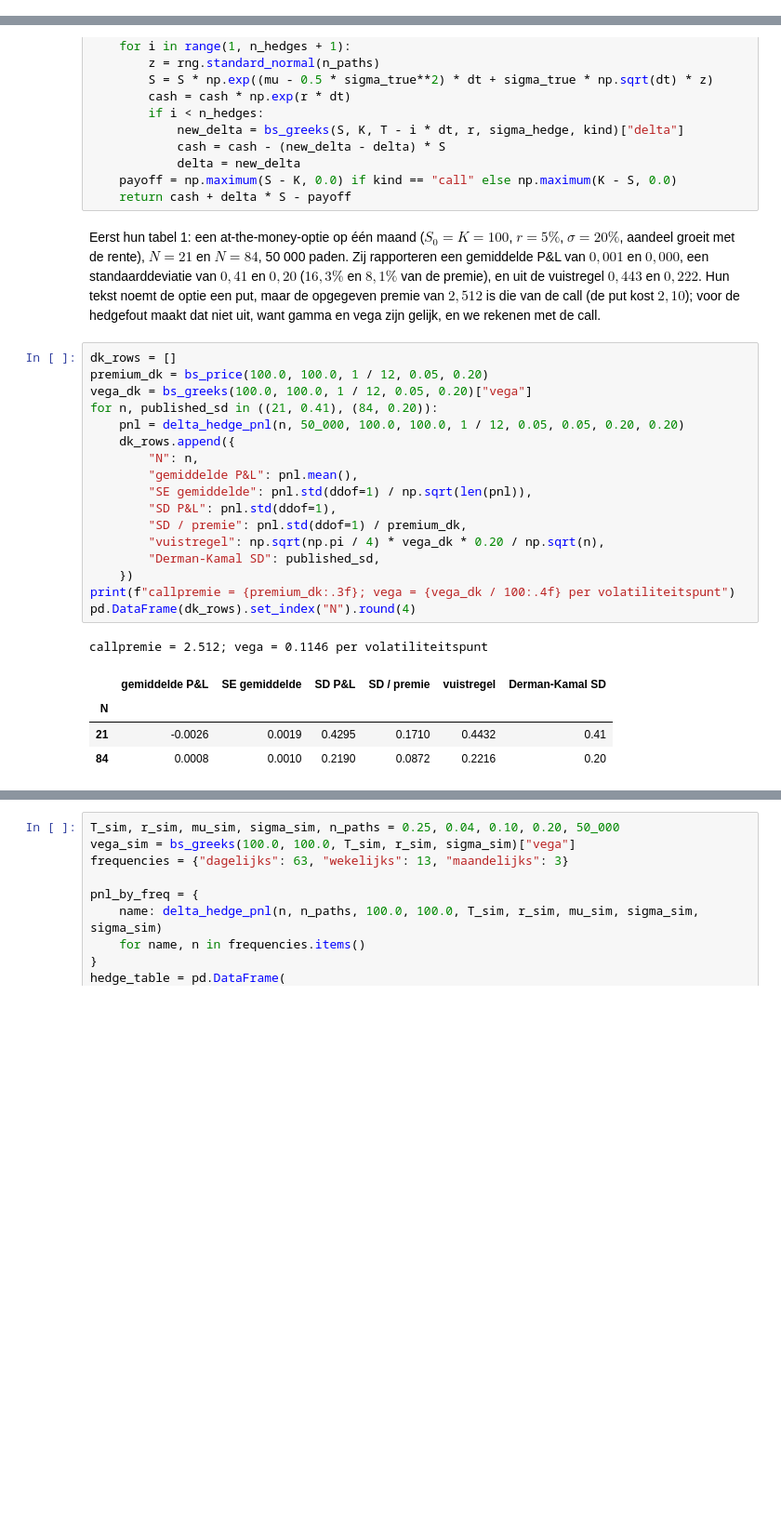
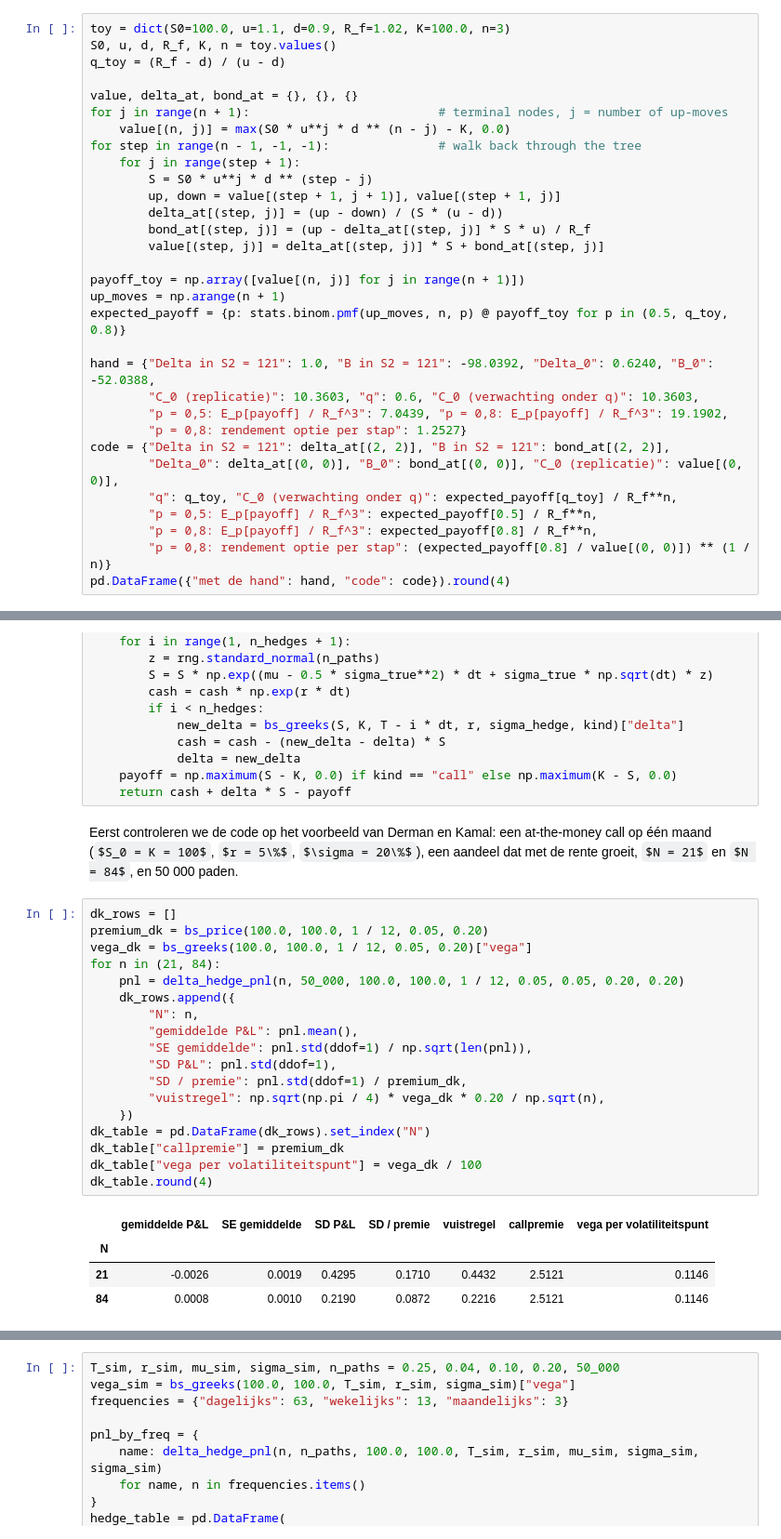
Before and after one commit to MaartenN14/history-asset-pricing, a Jupyter notebook: lectures/02_09_black_scholes.ipynb, the cells around one changed output, grey strips where cells are left out. Shown at 93% size. Cells and saved outputs as stored; diff of their text form; some formulas as TeX source; blank space fills up the shorter version.

```diff
--- a/lectures/02_09_black_scholes.ipynb
+++ b/lectures/02_09_black_scholes.ipynb
@@ -512,0 +158,31 @@ de Greeks en de inverse (bisectie, wat werkt omdat de prijs monotoon is in $\sig
+# %%
+toy = dict(S0=100.0, u=1.1, d=0.9, R_f=1.02, K=100.0, n=3)
+S0, u, d, R_f, K, n = toy.values()
+q_toy = (R_f - d) / (u - d)
+
+value, delta_at, bond_at = {}, {}, {}
+for j in range(n + 1):                          # terminal nodes, j = number of up-moves
+    value[(n, j)] = max(S0 * u**j * d ** (n - j) - K, 0.0)
+for step in range(n - 1, -1, -1):               # walk back through the tree
+    for j in range(step + 1):
+        S = S0 * u**j * d ** (step - j)
+        up, down = value[(step + 1, j + 1)], value[(step + 1, j)]
+        delta_at[(step, j)] = (up - down) / (S * (u - d))
+        bond_at[(step, j)] = (up - delta_at[(step, j)] * S * u) / R_f
+        value[(step, j)] = delta_at[(step, j)] * S + bond_at[(step, j)]
+
+payoff_toy = np.array([value[(n, j)] for j in range(n + 1)])
+up_moves = np.arange(n + 1)
+expected_payoff = {p: stats.binom.pmf(up_moves, n, p) @ payoff_toy for p in (0.5, q_toy, 0.8)}
+
+hand = {"Delta in S2 = 121": 1.0, "B in S2 = 121": -98.0392, "Delta_0": 0.6240, "B_0": -52.0388,
+        "C_0 (replicatie)": 10.3603, "q": 0.6, "C_0 (verwachting onder q)": 10.3603,
+        "p = 0,5: E_p[payoff] / R_f^3": 7.0439, "p = 0,8: E_p[payoff] / R_f^3": 19.1902,
+        "p = 0,8: rendement optie per stap": 1.2527}
+code = {"Delta in S2 = 121": delta_at[(2, 2)], "B in S2 = 121": bond_at[(2, 2)],
+        "Delta_0": delta_at[(0, 0)], "B_0": bond_at[(0, 0)], "C_0 (replicatie)": value[(0, 0)],
+        "q": q_toy, "C_0 (verwachting onder q)": expected_payoff[q_toy] / R_f**n,
+        "p = 0,5: E_p[payoff] / R_f^3": expected_payoff[0.5] / R_f**n,
+        "p = 0,8: E_p[payoff] / R_f^3": expected_payoff[0.8] / R_f**n,
+        "p = 0,8: rendement optie per stap": (expected_payoff[0.8] / value[(0, 0)]) ** (1 / n)}
+pd.DataFrame({"met de hand": hand, "code": code}).round(4)
@@ -616,35 +692,30 @@ def delta_hedge_pnl(n_hedges, n_paths, S0, K, T, r, mu, sigma_true,
             delta = new_delta
     payoff = np.maximum(S - K, 0.0) if kind == "call" else np.maximum(K - S, 0.0)
     return cash + delta * S - payoff
-# %% [markdown]
-Eerst hun tabel 1: een at-the-money-optie op één maand ($S_0 = K = 100$, $r = 5\%$,
-$\sigma = 20\%$, aandeel groeit met de rente), $N = 21$ en $N = 84$, 50 000 paden.
-Zij rapporteren een gemiddelde P&L van $0{,}001$ en $0{,}000$, een
-standaarddeviatie van $0{,}41$ en $0{,}20$ ($16{,}3\%$ en $8{,}1\%$ van de premie),
-en uit de vuistregel $0{,}443$ en $0{,}222$. Hun tekst noemt de optie een put, maar
-de opgegeven premie van $2{,}512$ is die van de call (de put kost $2{,}10$); voor de
-hedgefout maakt dat niet uit, want gamma en vega zijn gelijk, en we rekenen met de
-call.
+# %% [markdown]
+Eerst controleren we de code op het voorbeeld van Derman en Kamal: een at-the-money
+call op één maand ($S_0 = K = 100$, $r = 5\%$, $\sigma = 20\%$), een aandeel dat met
+de rente groeit, $N = 21$ en $N = 84$, en 50 000 paden.
 # %%
 dk_rows = []
 premium_dk = bs_price(100.0, 100.0, 1 / 12, 0.05, 0.20)
 vega_dk = bs_greeks(100.0, 100.0, 1 / 12, 0.05, 0.20)["vega"]
-for n, published_sd in ((21, 0.41), (84, 0.20)):
+for n in (21, 84):
     pnl = delta_hedge_pnl(n, 50_000, 100.0, 100.0, 1 / 12, 0.05, 0.05, 0.20, 0.20)
     dk_rows.append({
         "N": n,
         "gemiddelde P&L": pnl.mean(),
         "SE gemiddelde": pnl.std(ddof=1) / np.sqrt(len(pnl)),
         "SD P&L": pnl.std(ddof=1),
         "SD / premie": pnl.std(ddof=1) / premium_dk,
         "vuistregel": np.sqrt(np.pi / 4) * vega_dk * 0.20 / np.sqrt(n),
-        "Derman-Kamal SD": published_sd,
     })
-print(f"callpremie = {premium_dk:.3f}; vega = {vega_dk / 100:.4f} per volatiliteitspunt")
-pd.DataFrame(dk_rows).set_index("N").round(4)
+dk_table = pd.DataFrame(dk_rows).set_index("N")
+dk_table["callpremie"] = premium_dk
+dk_table["vega per volatiliteitspunt"] = vega_dk / 100
+dk_table.round(4)
 # %% [output]
-callpremie = 2.512; vega = 0.1146 per volatiliteitspunt
-|  | gemiddelde P&L | SE gemiddelde | SD P&L | SD / premie | vuistregel | Derman-Kamal SD |
-| N |  |  |  |  |  |  |
-| 21 | -0.0026 | 0.0019 | 0.4295 | 0.1710 | 0.4432 | 0.41 |
-| 84 | 0.0008 | 0.0010 | 0.2190 | 0.0872 | 0.2216 | 0.20 |
+|  | gemiddelde P&L | SE gemiddelde | SD P&L | SD / premie | vuistregel | callpremie | vega per volatiliteitspunt |
+| N |  |  |  |  |  |  |  |
+| 21 | -0.0026 | 0.0019 | 0.4295 | 0.1710 | 0.4432 | 2.5121 | 0.1146 |
+| 84 | 0.0008 | 0.0010 | 0.2190 | 0.0872 | 0.2216 | 2.5121 | 0.1146 |
```
Also changed, not shown: parts of 49 cells of this notebook, 5 other files.
